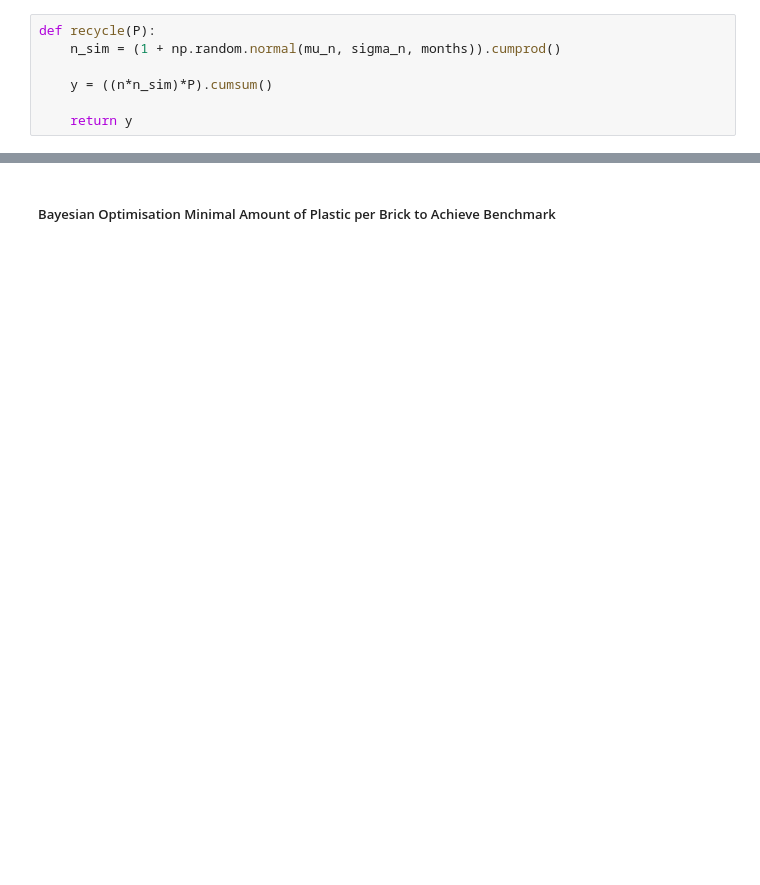
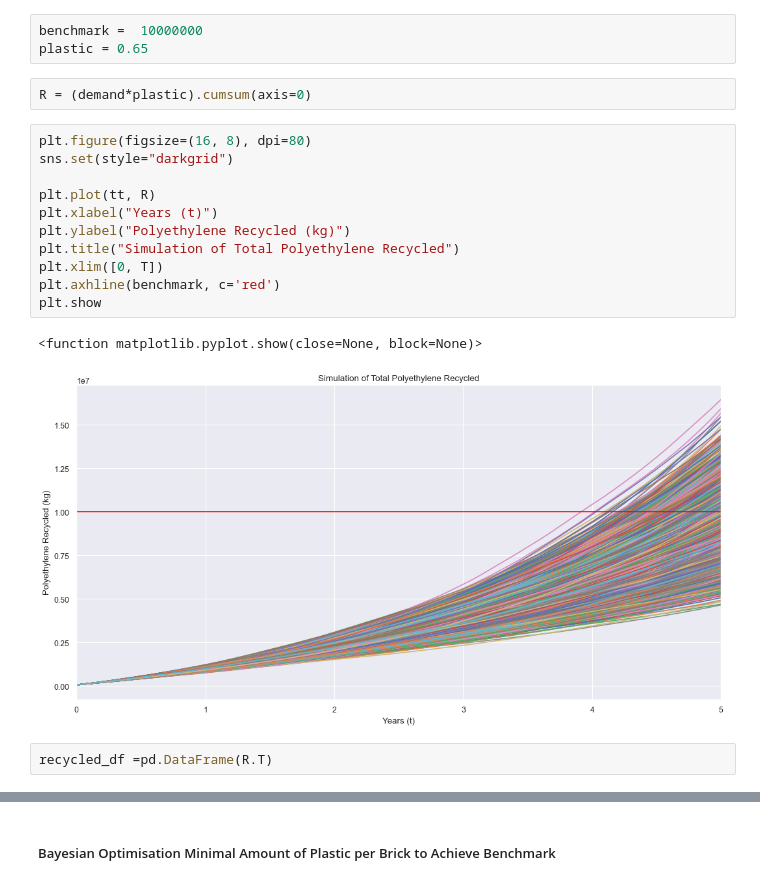
Before and after one commit to rx229/Projects, a Jupyter notebook: Brick Profit Monte Carlo/brick_esg_montecarlo.ipynb, the cells around one changed output, grey strips where cells are left out. Saved outputs shown, nothing was run; the diff lists cells and outputs as text; blank space fills up the shorter version.

```diff
--- a/Brick Profit Monte Carlo/brick_esg_montecarlo.ipynb
+++ b/Brick Profit Monte Carlo/brick_esg_montecarlo.ipynb
@@ -27,7 +108,21 @@ num_simulations = 10000
-# %%
-def recycle(P):
-    n_sim = (1 + np.random.normal(mu_n, sigma_n, months)).cumprod()
-
-    y = ((n*n_sim)*P).cumsum()
-
-    return y
+# %%
+benchmark =  10000000
+plastic = 0.65
+# %%
+R = (demand*plastic).cumsum(axis=0)
+# %%
+plt.figure(figsize=(16, 8), dpi=80)
+sns.set(style="darkgrid")
+
+plt.plot(tt, R)
+plt.xlabel("Years (t)")
+plt.ylabel("Polyethylene Recycled (kg)")
+plt.title("Simulation of Total Polyethylene Recycled")
+plt.xlim([0, T])
+plt.axhline(benchmark, c='red')
+plt.show
+# %% [output]
+<function matplotlib.pyplot.show(close=None, block=None)>
+[figure, added]
+# %%
+recycled_df =pd.DataFrame(R.T)
```
Also changed, not shown: parts of 27 cells of this notebook.
